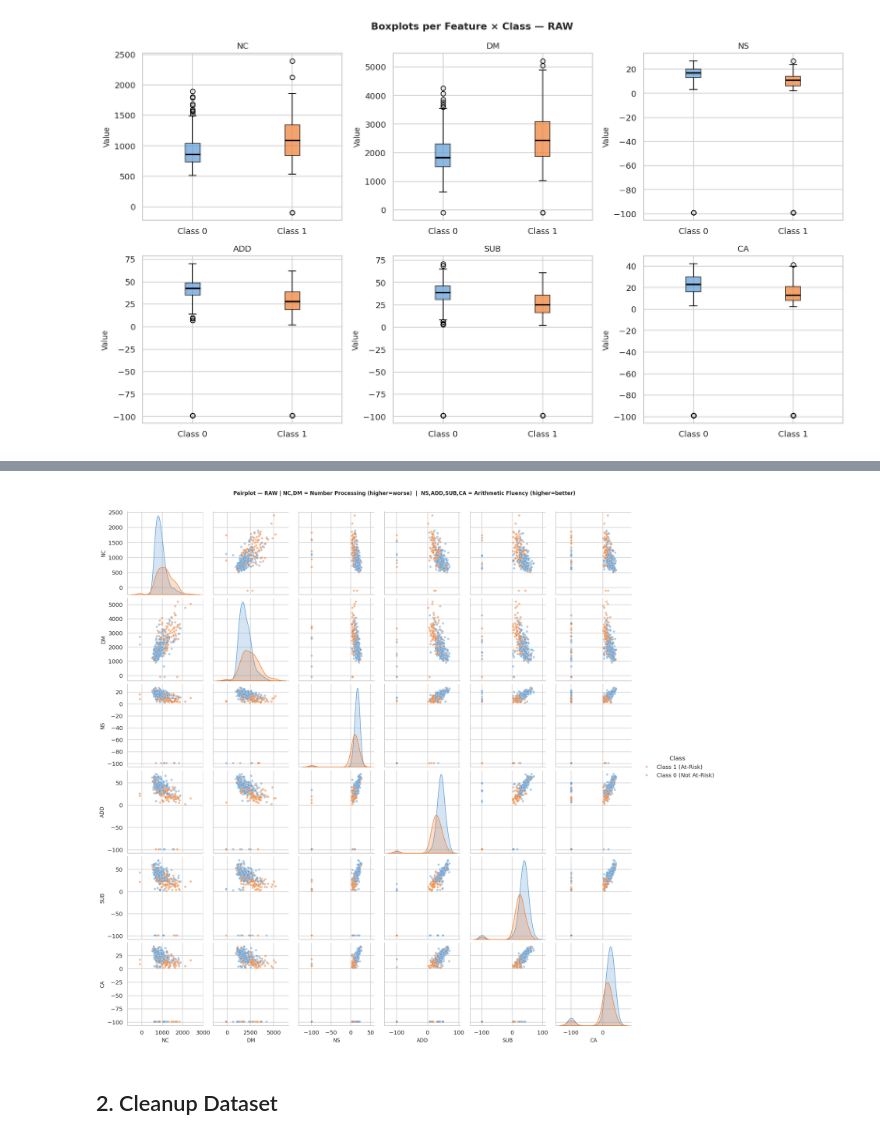
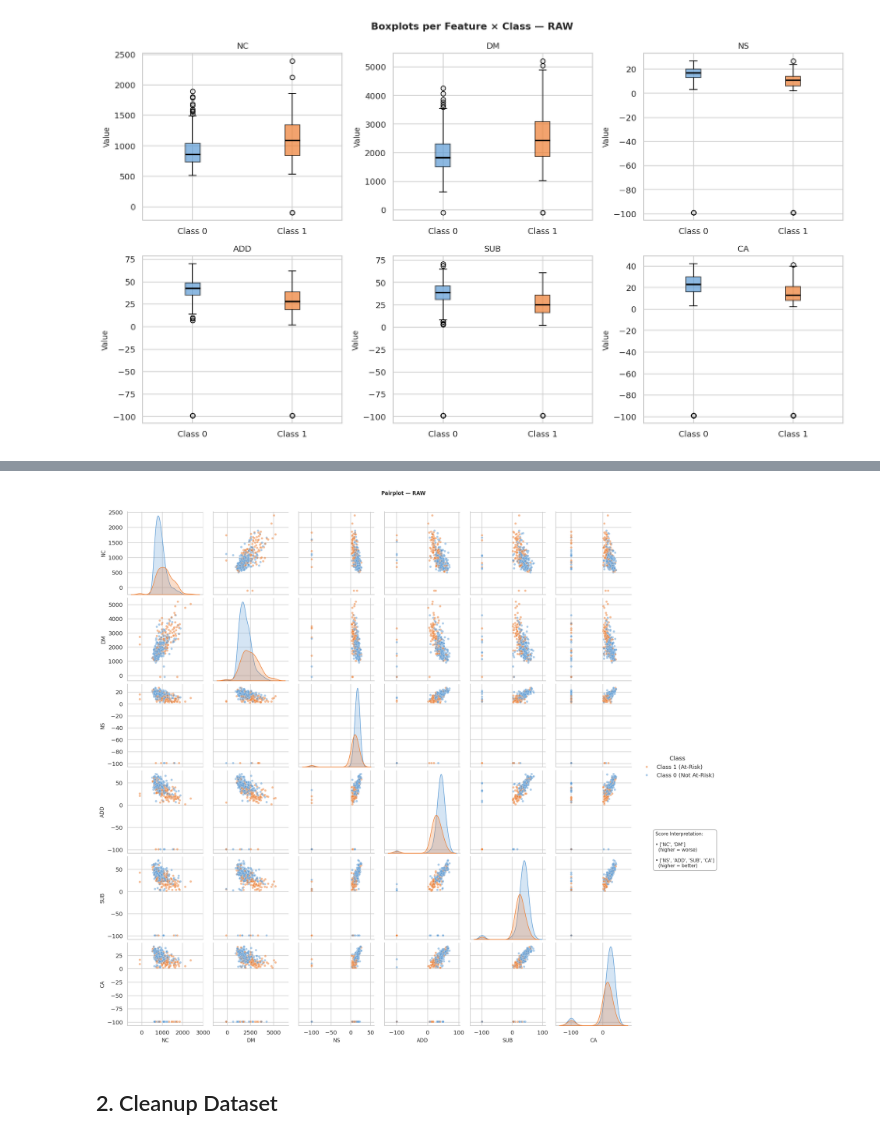
Before and after one commit to DysCalc/DysCalc-ML-Development, a Jupyter notebook: notebooks/dataset_analysis.ipynb, the cells around one changed output, grey strips where cells are left out. Saved outputs shown, nothing was run; the diff lists cells and outputs as text; code cells hidden in the pictures.

```diff
--- a/notebooks/dataset_analysis.ipynb
+++ b/notebooks/dataset_analysis.ipynb
@@ -191,10 +214,10 @@ plt.show()
 # %%
 # Two-factor grouping
-number_processing = ['NC', 'DM']
-arithmetic_fluency = ['NS', 'ADD', 'SUB', 'CA']
+NUMBER_PROCESSING = ['NC', 'DM']
+ARITHMETIC_FLUENCY = ['NS', 'ADD', 'SUB', 'CA']
 
-# Correlation (exclude Label unless you really need it)
-corr_raw = df_raw[feature_cols].corr()
+# Correlation
+corr_raw = df_raw[FEATURE_COLUMNS].corr()
 
 fig, ax = plt.subplots(figsize=(9, 7))
 
@@ -205,11 +228,11 @@ sns.heatmap(corr_raw, mask=mask, annot=True, fmt='.2f', cmap='coolwarm',
 
 ax.set_title('Correlation Matrix — RAW', fontweight='bold')
 
-# --- Dynamic mapping (fixes your main issue) ---
+# --- Dynamic mapping ---
 col_index = {col: i for i, col in enumerate(corr_raw.columns)}
 
 # Number Processing
-np_idx = [col_index[c] for c in number_processing if c in col_index]
+np_idx = [col_index[c] for c in NUMBER_PROCESSING if c in col_index]
 if np_idx:
     np_min, np_max = min(np_idx), max(np_idx)
     ax.add_patch(plt.Rectangle(
@@ -224,7 +247,7 @@ if np_idx:
             fontsize=8, color='#2E75B6', fontweight='bold')
 
 # Arithmetic Fluency
-af_idx = [col_index[c] for c in arithmetic_fluency if c in col_index]
+af_idx = [col_index[c] for c in ARITHMETIC_FLUENCY if c in col_index]
 if af_idx:
     af_min, af_max = min(af_idx), max(af_idx)
     ax.add_patch(plt.Rectangle(
@@ -238,11 +261,11 @@ if af_idx:
     ax.text(af_min + 0.3, af_min + 0.5, 'Arithmetic Fluency',
             fontsize=8, color='#70AD47', fontweight='bold')
 
-# --- Stable annotation (fix clipping issue) ---
+# --- Stable annotation ---
 ax.text(
     0.01, -0.18,
-    '⚠ NC & DM are efficiency scores (RT ÷ accuracy): higher = worse performance.\n'
-    'Negative correlations with NS/ADD/SUB/CA are expected.',
+    f'{NUMBER_PROCESSING} are efficiency scores (RT ÷ accuracy): higher = worse performance.\n'
+    f'Negative correlations with {ARITHMETIC_FLUENCY} are expected.',
     transform=ax.transAxes,
     fontsize=8,
     color='#C00000',
@@ -258,19 +285,26 @@ plt.show()
 # %%
 pair_df = df_raw.copy()
 pair_df['Class'] = pair_df['Label'].map({0: 'Class 0 (Not At-Risk)', 1: 'Class 1 (At-Risk)'})
 
 # Highlight the two-factor structure with column ordering
-# Number Processing: NC, DM | Arithmetic Fluency: NS, ADD, SUB, CA
-ordered_cols = ['NC', 'DM', 'NS', 'ADD', 'SUB', 'CA']
-g = sns.pairplot(pair_df, vars=ordered_cols, hue='Class',
+
+g = sns.pairplot(pair_df, vars=[*NUMBER_PROCESSING, *ARITHMETIC_FLUENCY], hue='Class',
                  palette={'Class 0 (Not At-Risk)': TYPICAL_COLOR, 'Class 1 (At-Risk)': AT_RIST_COLOR},
                  diag_kind='kde', plot_kws={'alpha': 0.5, 's': 20})
+
 g.figure.suptitle(
-    'Pairplot — RAW | NC,DM = Number Processing (higher=worse)  |  NS,ADD,SUB,CA = Arithmetic Fluency (higher=better)',
+    'Pairplot — RAW ',
     y=1.02, fontweight='bold', fontsize=10)
+
+g.figure.text(
+    0.9, 0.4,
+    f"Score Interpretation:\n\n• {NUMBER_PROCESSING}\n  (higher = worse)\n\n• {ARITHMETIC_FLUENCY}\n  (higher = better)",
+    ha='left', va='top', fontsize=9,
+    bbox=dict(boxstyle='round,pad=0.5', facecolor='white', edgecolor='gray', alpha=0.8)
+)
 plt.show()
 # %% [output]
-[figure, old version]
+[figure, new version]
 # %% [markdown]
 ## 2. Cleanup Dataset
 # %% [markdown]
```
Also changed, not shown: parts of 34 cells of this notebook, 20 other files.
